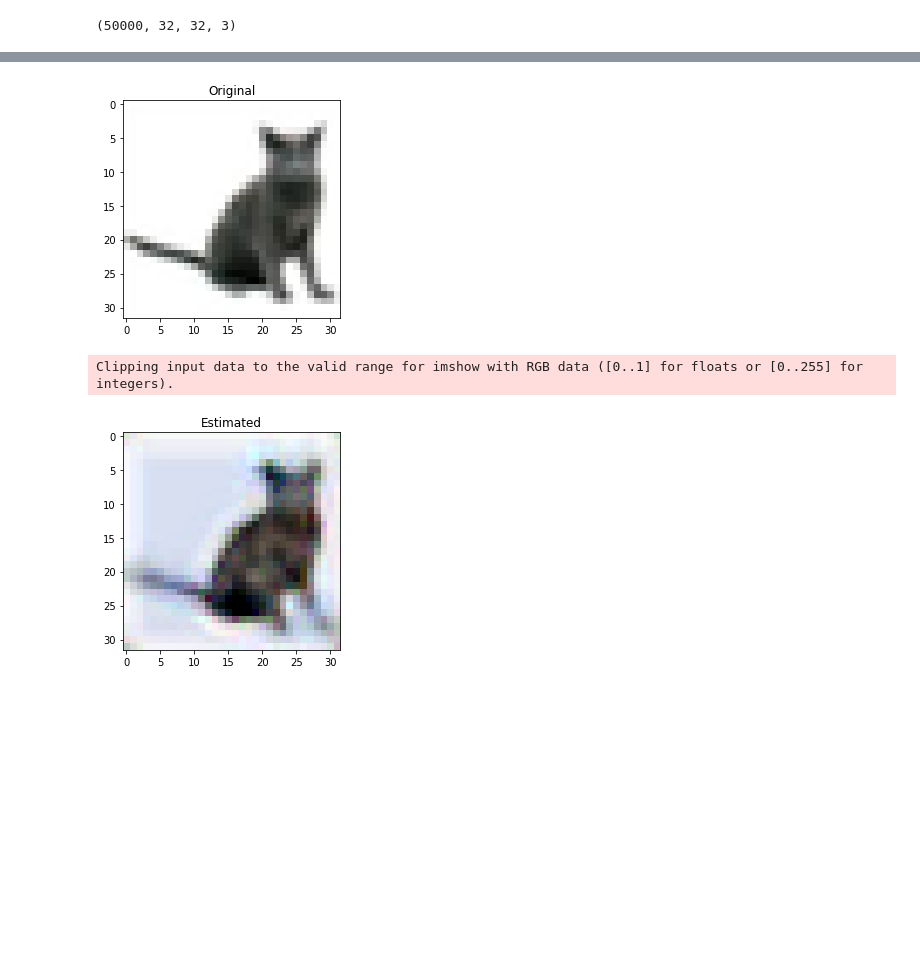
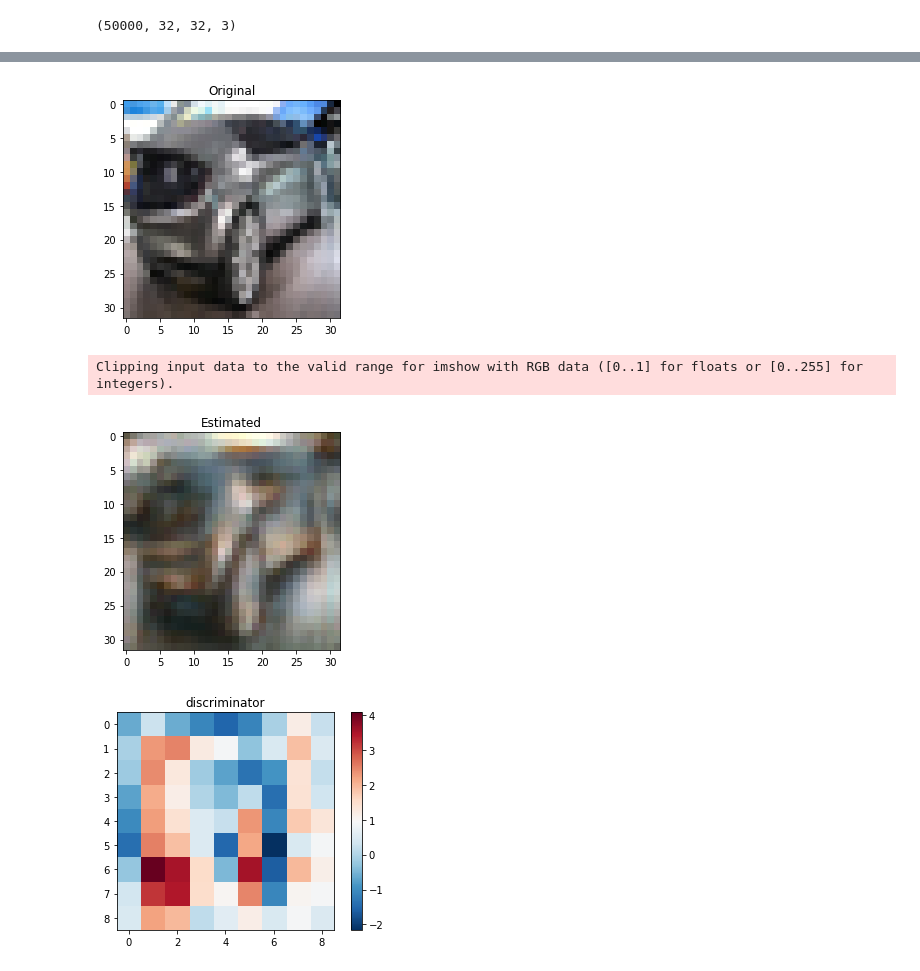
Before and after one commit to bemc22/spectral-gans, a Jupyter notebook: notebooks/GSDtrain.ipynb, the cells around one changed output, grey strips where cells are left out. Cells and saved outputs as stored; diff of their text form; code cells hidden in the pictures; blank space fills up the shorter version.

```diff
--- a/notebooks/GSDtrain.ipynb
+++ b/notebooks/GSDtrain.ipynb
@@ -44,6 +42,17 @@ def autoencoder_loss(real_x, estimated_x, real_output, fake_output, tau=0.001):
     total_loss = autoencoder_loss - gan_loss
     return total_loss
 
+def discriminator_losspix2pix(disc_real_output, disc_generated_output):
+  loss_object = tf.keras.losses.BinaryCrossentropy(from_logits=True)
+
+  real_loss = loss_object(tf.ones_like(disc_real_output), disc_real_output)
+
+  generated_loss = loss_object(tf.zeros_like(disc_generated_output), disc_generated_output)
+
+  total_disc_loss = real_loss + generated_loss
+
+  return total_disc_loss
+
 A_optimizer = tf.keras.optimizers.Adam(1e-4)
 D_optimizer = tf.keras.optimizers.Adam(1e-4)
 
@@ -54,3 +63,12 @@ A = make_autoencoder(input_shape, features=features, factors=FACTOR)
 
 D = make_discriminator(input_shape, features=features, factors=FACTOR)
 # discriminator = tf.keras.applications.mobilenet.MobileNet(input_shape=input_shape, classes=1, weights=None, classifier_activation='sigmoid')
+# %%
+input_image = np.expand_dims(train_images[0, ...], axis = 0)
+gen_output = A(input_image, training=False)
+
+discriminator = Discriminatorpix2pix()
+plt.imshow(gen_output[0, ...])
+disc_out = discriminator([input_image, gen_output], training=False)
+plt.imshow(disc_out[0, ..., -1], vmin=-20, vmax=20, cmap='RdBu_r')
+plt.colorbar()
@@ -56,0 +78,14 @@ D = make_discriminator(input_shape, features=features, factors=FACTOR)
+# %%
+images = next(iter(train_dataset))
+
+generated_images = A(images, training=True)
+print(tf.shape(generated_images))
+real_output = discriminator([images, images], training=True)
+fake_output = discriminator([images, generated_images], training=True)
+
+# LOSS COMPUTING
+A_loss = autoencoder_loss(images, generated_images, real_output, fake_output)
+D_loss = discriminator_losspix2pix(real_output, fake_output)
+
+print(D_loss)
+print(A_loss)
@@ -131,7 +194,7 @@ def train(dataset, epochs):
 
   print("END TRAINING")
 # %%
-EPOCHS = 10
+EPOCHS = 1
 train(train_dataset, EPOCHS)
 # %% [output]
 START TRAINING
@@ -156,18 +219,25 @@ x = next(iter(train_dataset))
 # %%
 x_estimated = A.predict(x)
 
 import matplotlib.pyplot as plt
 
 num = np.random.randint(0, x.shape[0])
 
 plt.title("Original")
 plt.imshow(x[num,:,:])
 plt.show()
 
 plt.title("Estimated")
 plt.imshow(x_estimated[num,:,:])
 plt.show()
+
+x_discriminator = discriminator.predict([input_image, np.expand_dims(x_estimated[num,...], axis =0)])
+plt.title("discriminator")
+plt.imshow(x_discriminator[0,...,-1], cmap='RdBu_r')
+plt.colorbar()
+plt.show()
 # %% [output]
-[figure, old version]
+[figure, new version]
 Clipping input data to the valid range for imshow with RGB data ([0..1] for floats or [0..255] for integers).
-[figure, old version]
+[figure, new version]
+[figure, added]
```
Also changed, not shown: parts of 11 cells of this notebook, 4 other files.
